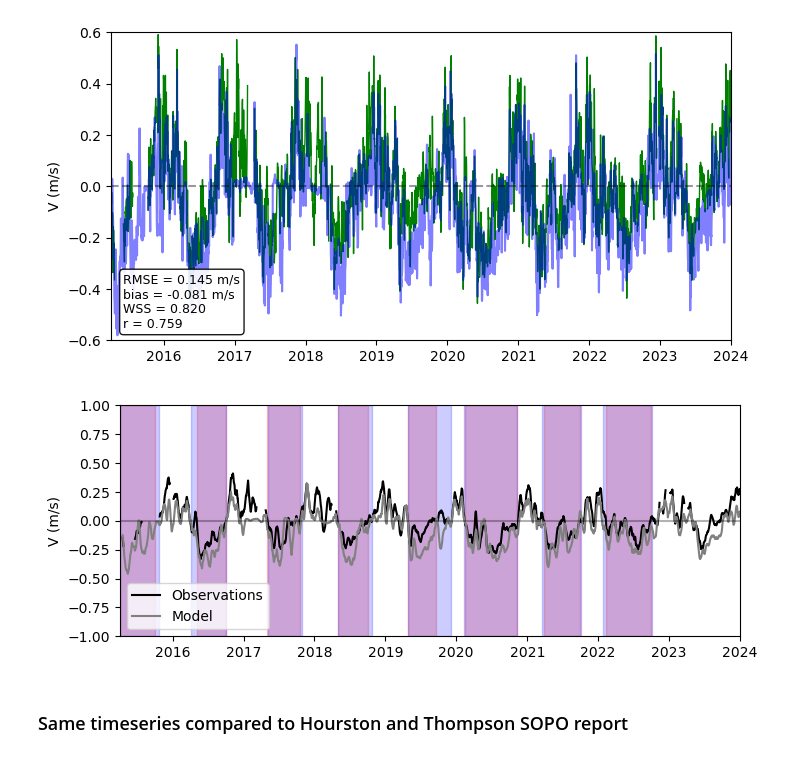
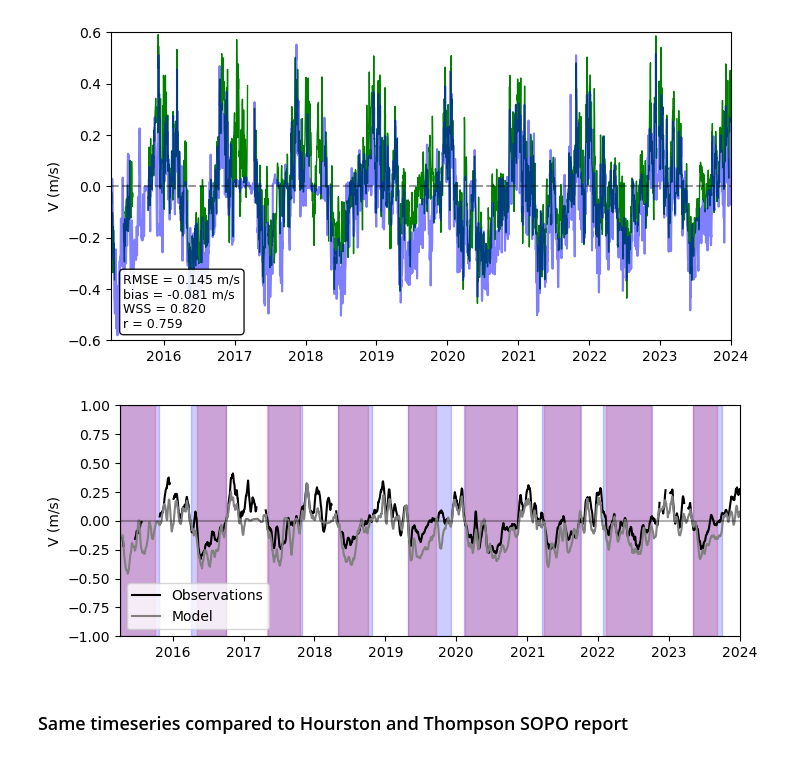
Before and after one commit to rbeutel/LO_user, a Jupyter notebook: seasontiming.ipynb, the cells around one changed output. Drawn from its saved outputs; the diff is of its cells as text; code cells hidden in the pictures.

```diff
--- a/seasontiming.ipynb
+++ b/seasontiming.ipynb
@@ -94,7 +95,8 @@ obs_dates = np.array([dt.datetime(2015,3,4),dt.datetime(2015,10,6),
                       dt.datetime(2019,4,28),dt.datetime(2019,9,20),
                       dt.datetime(2020,2,15),dt.datetime(2020,11,12),
                       dt.datetime(2021,3,27),dt.datetime(2021,10,1),
-                      dt.datetime(2022,2,10),dt.datetime(2022,9,30)])
+                      dt.datetime(2022,2,10),dt.datetime(2022,9,30),
+                      dt.datetime(2023,5,5),dt.datetime(2023,9,5)])
 
 mod_dates = np.array([dt.datetime(2015,3,4),dt.datetime(2015,10,22),
                       dt.datetime(2016,4,5),dt.datetime(2016,10,1),
@@ -103,26 +105,27 @@ mod_dates = np.array([dt.datetime(2015,3,4),dt.datetime(2015,10,22),
                       dt.datetime(2019,4,26),dt.datetime(2019,12,5),
                       dt.datetime(2020,2,12),dt.datetime(2020,11,12),
                       dt.datetime(2021,3,17),dt.datetime(2021,10,7),
-                      dt.datetime(2022,1,25),dt.datetime(2022,10,5)])
+                      dt.datetime(2022,1,25),dt.datetime(2022,10,5),
+                      dt.datetime(2023,5,5),dt.datetime(2023,9,30)])
 # %%
 fig,ax = plt.subplots(1,1,figsize=(8,3))
 
 ax.plot(df.datetime, df['smoothed_obs_v'],'k',label='Observations')
 ax.plot(df.datetime, df['smoothed_mod_v'],'gray',label='Model')
 
 ax.set_ylabel('V (m/s)')
 ax.set_ylim([-1,1])
 ax.plot([np.min(df.datetime),np.max(df.datetime)],[0,0],'k',alpha=0.3)
 ax.set_xlim([np.min(df.datetime),np.max(df.datetime)])
-# ax.plot([np.min(df.index),np.max(df.index)],[0,0],'k--',alpha=0.6)
+ax.plot([np.min(df.index),np.max(df.index)],[0,0],'k--',alpha=0.6)
 
 ax.legend(loc="lower left")
 
-for j in range(0, len(obs_dates),2):
+for j in range(0, len(mod_dates),2):
     ax.fill_between(df.datetime, -1, 1, where=(df.datetime<obs_dates[j+1])&(df.datetime>=obs_dates[j]), color='r', alpha=0.2)
     ax.fill_between(df.datetime, -1, 1, where=(df.datetime<mod_dates[j+1])&(df.datetime>=mod_dates[j]), color='b', alpha=0.2)
 # %% [output]
-[figure, old version]
+[figure, new version]
 # %% [markdown]
 ### Same timeseries compared to Hourston and Thompson SOPO report
 # %%
```
Also changed, not shown: parts of 33 cells of this notebook, 1 other file.
